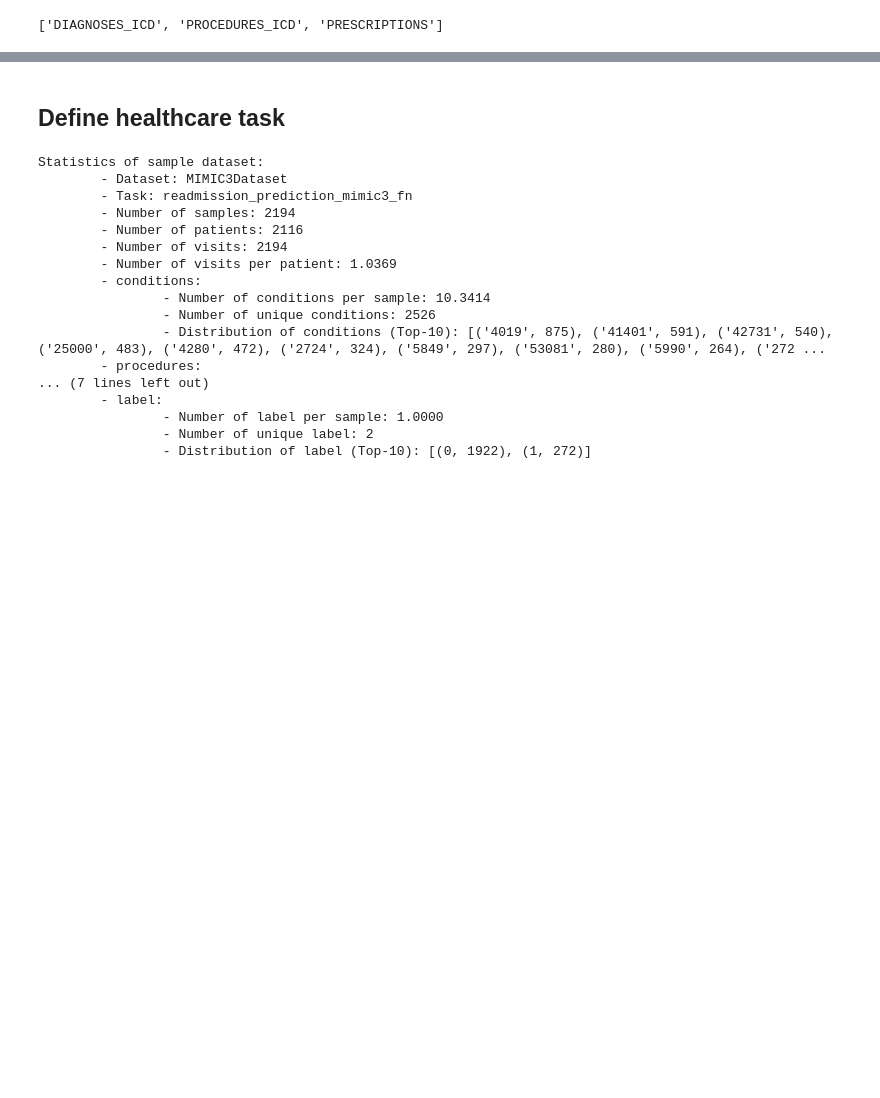
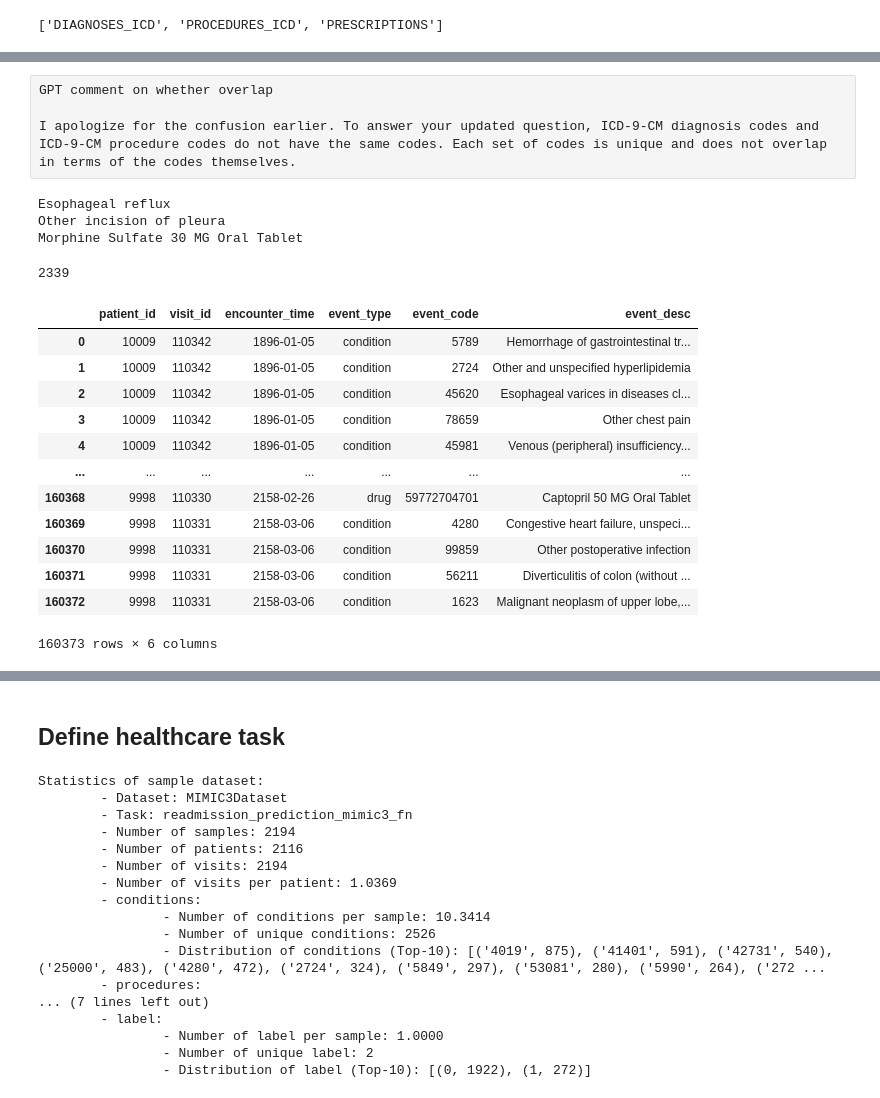
Before and after one commit to gowthamkuntumalla/CS598_DeepLearning_For_Healthcare, a Jupyter notebook: new/Readmission.ipynb, the cells around one changed output, grey strips where cells are left out. Cells and saved outputs as stored; diff of their text form; code cells hidden in the pictures; blank space fills up the shorter version.

```diff
--- a/new/Readmission.ipynb
+++ b/new/Readmission.ipynb
@@ -156,0 +174,4 @@ mimic3_ds.samples[0]
+# %% [raw]
+GPT comment on whether overlap
+
+I apologize for the confusion earlier. To answer your updated question, ICD-9-CM diagnosis codes and ICD-9-CM procedure codes do not have the same codes. Each set of codes is unique and does not overlap in terms of the codes themselves.
@@ -156,0 +241,74 @@ mimic3_ds.samples[0]
+# %%
+
+from pyhealth.medcode import InnerMap
+icd9cm = InnerMap.load("ICD9CM")
+print(icd9cm.lookup("53081"))
+
+icd9proc = InnerMap.load("ICD9PROC")
+print(icd9proc.lookup("3409"))
+
+ndc = InnerMap.load("NDC")
+print(ndc.lookup("00054858324"))
+
+missing = 0
+result = []
+# loop through each patient/patient_id
+for patient_id in tqdm(mimic3_ds.patients.keys()):
+    patient = mimic3_ds.patients[patient_id]
+#     print(type(patient))
+
+    visit_id_list = patient.visits.keys()
+    if len(visit_id_list) <= 1:
+        continue # we do not care about patient that have only 1 visit, no readmission!
+
+    # loop through each visit
+    for visit_id in visit_id_list:
+        visit = patient.visits[visit_id]
+        conditions = visit.get_code_list(table="DIAGNOSES_ICD")
+        procedures = visit.get_code_list(table="PROCEDURES_ICD")
+        drugs = visit.get_code_list(table="PRESCRIPTIONS")
+        for condition in conditions:
+            try:
+                result.append([patient_id, visit_id, visit.encounter_time, "condition", condition, icd9cm.lookup(condition)])
+            except:
+                missing+=1
+#                 print("cannot find icd9cm.lookup(condition)", condition)
+        for procedure in procedures:
+            try:
+                result.append([patient_id, visit_id, visit.encounter_time, "procedure", procedure, icd9proc.lookup(procedure)])
+            except:
+                missing+=1
+#                 print("cannot find icd9proc.lookup(procedure)", procedure)
+        for drug in drugs:
+            try:
+                result.append([patient_id, visit_id, visit.encounter_time, "drug", drug, ndc.lookup(drug)])
+            except:
+                missing+=1
+#                 print("cannot find ndc.lookup(drug)", drug)
+    #break
+
+data = pd.DataFrame(result, columns = ['patient_id', 'visit_id', 'encounter_time', 'event_type', 'event_code', 'event_desc'])
+# %% [output]
+Esophageal reflux
+Other incision of pleura
+Morphine Sulfate 30 MG Oral Tablet
+# %%
+data.patient_id.unique().size
+# %% [output]
+2339
+# %%
+data
+# %% [output]
+|  | patient_id | visit_id | encounter_time | event_type | event_code | event_desc |
+| 0 | 10009 | 110342 | 1896-01-05 | condition | 5789 | Hemorrhage of gastrointestinal tr... |
+| 1 | 10009 | 110342 | 1896-01-05 | condition | 2724 | Other and unspecified hyperlipidemia |
+| 2 | 10009 | 110342 | 1896-01-05 | condition | 45620 | Esophageal varices in diseases cl... |
+| 3 | 10009 | 110342 | 1896-01-05 | condition | 78659 | Other chest pain |
+| 4 | 10009 | 110342 | 1896-01-05 | condition | 45981 | Venous (peripheral) insufficiency... |
+| ... | ... | ... | ... | ... | ... | ... |
+| 160368 | 9998 | 110330 | 2158-02-26 | drug | 59772704701 | Captopril 50 MG Oral Tablet |
+| 160369 | 9998 | 110331 | 2158-03-06 | condition | 4280 | Congestive heart failure, unspeci... |
+| 160370 | 9998 | 110331 | 2158-03-06 | condition | 99859 | Other postoperative infection |
+| 160371 | 9998 | 110331 | 2158-03-06 | condition | 56211 | Diverticulitis of colon (without ... |
+| 160372 | 9998 | 110331 | 2158-03-06 | condition | 1623 | Malignant neoplasm of upper lobe,... |
+160373 rows × 6 columns
```
Also changed, not shown: parts of 15 cells of this notebook, 2 other files.
